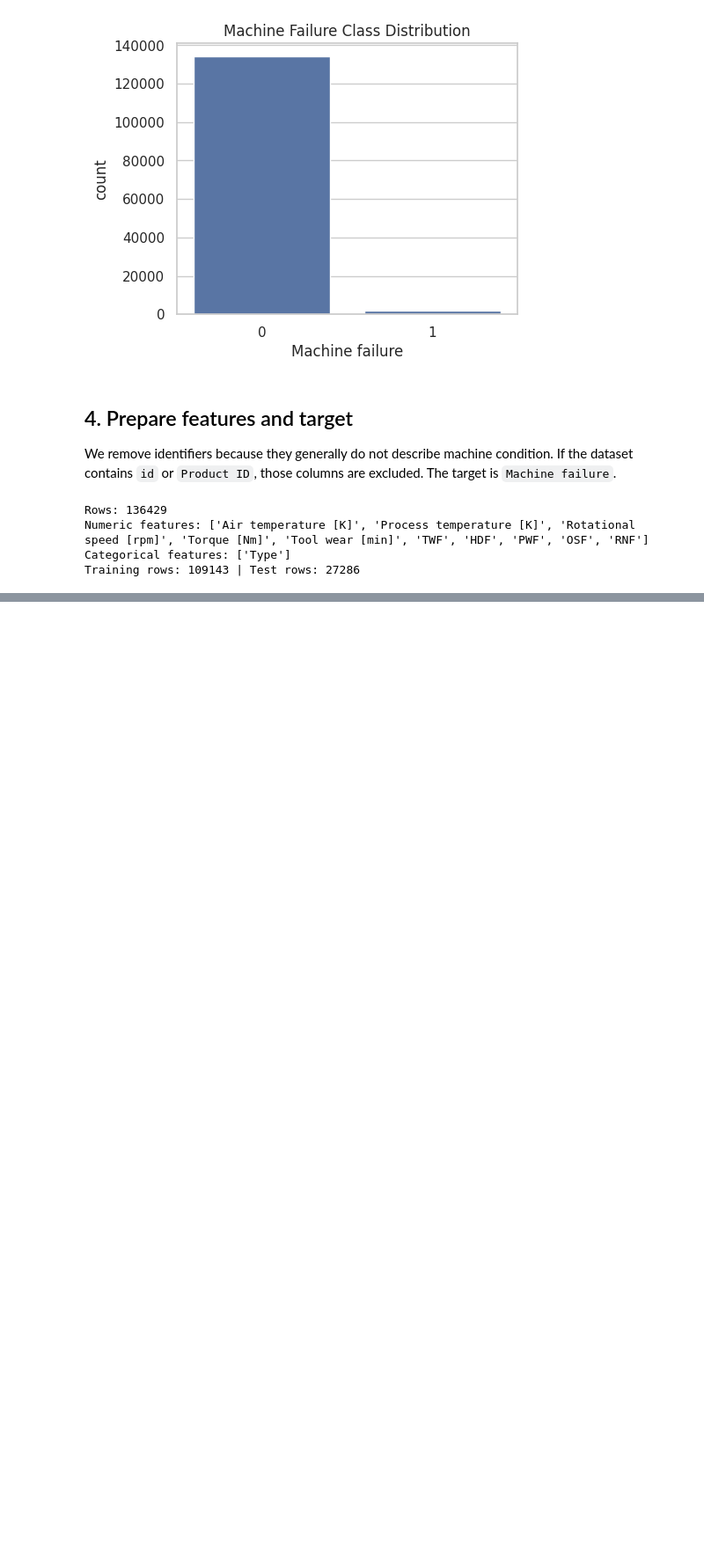
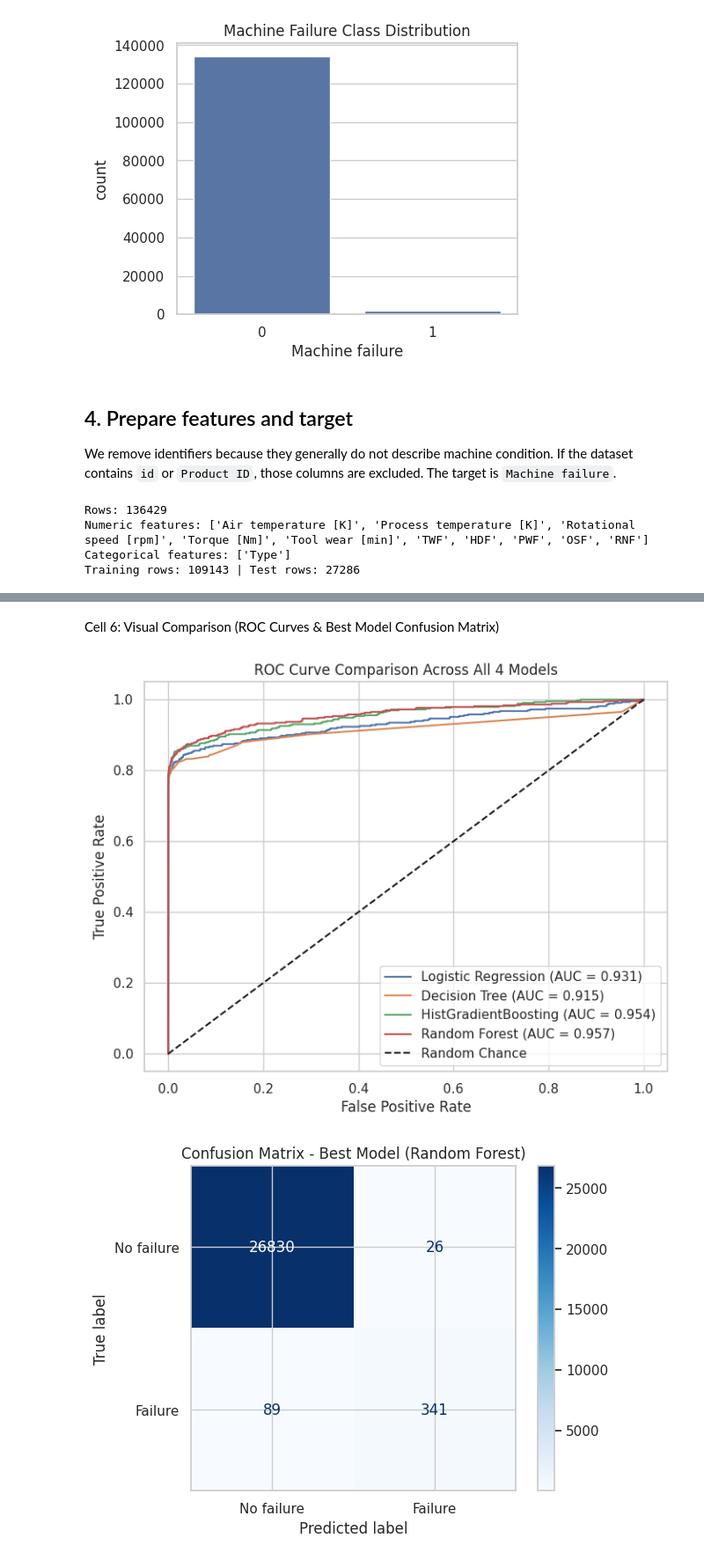
Before and after one commit to mohitt770/ML_LAB, a Jupyter notebook: electrical_motor_fault_prediction_colab.ipynb, the cells around one changed output, grey strips where cells are left out. Shown at 88% size. Saved outputs shown, nothing was run; the diff lists cells and outputs as text; code cells hidden in the pictures; blank space fills up the shorter version.

```diff
--- a/electrical_motor_fault_prediction_colab.ipynb
+++ b/electrical_motor_fault_prediction_colab.ipynb
@@ -174,17 +174,0 @@ This is a practical baseline. Because failures are often much rarer than healthy
-# %%
-model = Pipeline(steps=[
-    ("preprocessor", preprocessor),
-    ("classifier", RandomForestClassifier(
-        n_estimators=300,
-        random_state=RANDOM_STATE,
-        class_weight="balanced",
-        n_jobs=-1,
-        min_samples_leaf=2
-    ))
-])
-
-model.fit(X_train, y_train)
-y_pred = model.predict(X_test)
-y_prob = model.predict_proba(X_test)[:, 1]
-
-print("Model training complete.")
@@ -255,0 +247,30 @@ This helper uses the exact input columns that were used for training. Enter real
+# %% [markdown]
+Cell 6: Visual Comparison (ROC Curves & Best Model Confusion Matrix)
+# %%
+plt.figure(figsize=(8, 6))
+
+for model_name, pipe in trained_pipelines.items():
+    y_prob = pipe.predict_proba(X_test)[:, 1]
+    fpr, tpr, _ = roc_curve(y_test, y_prob)
+    auc_val = roc_auc_score(y_test, y_prob)
+    plt.plot(fpr, tpr, label=f"{model_name} (AUC = {auc_val:.3f})")
+
+plt.plot([0, 1], [0, 1], "k--", label="Random Chance")
+plt.xlabel("False Positive Rate")
+plt.ylabel("True Positive Rate")
+plt.title("ROC Curve Comparison Across All 4 Models")
+plt.legend()
+plt.show()
+
+# Best model (Random Forest) confusion matrix
+best_model = trained_pipelines["Random Forest"]
+y_pred_best = best_model.predict(X_test)
+
+ConfusionMatrixDisplay.from_predictions(
+    y_test, y_pred_best, display_labels=["No failure", "Failure"], cmap="Blues"
+)
+plt.title("Confusion Matrix - Best Model (Random Forest)")
+plt.show()
+# %% [output]
+[figure, added]
+[figure, added]
```
Also changed, not shown: parts of 22 cells of this notebook.
